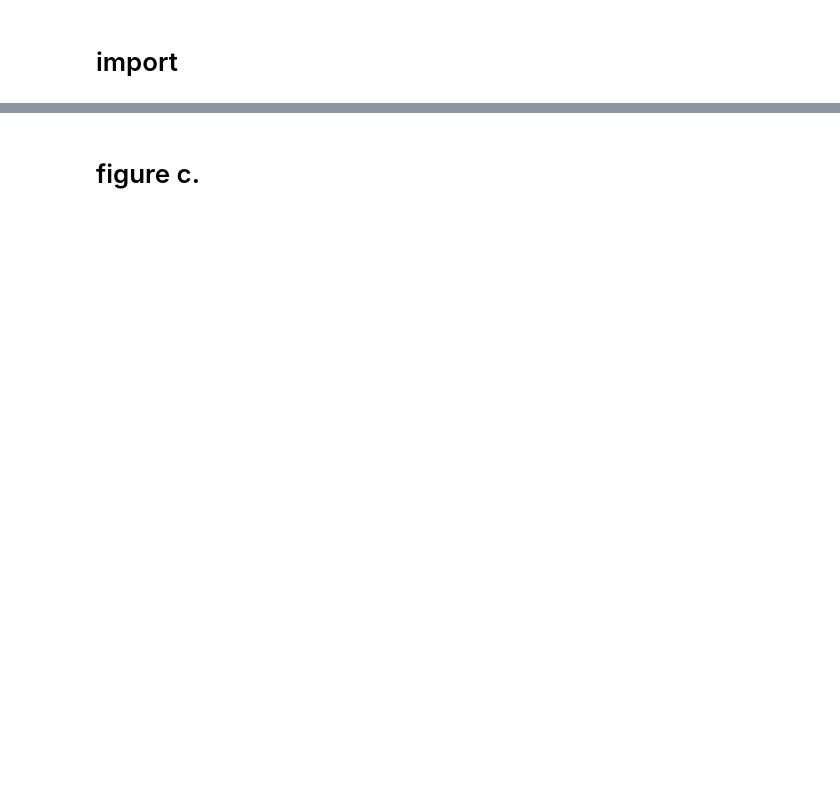
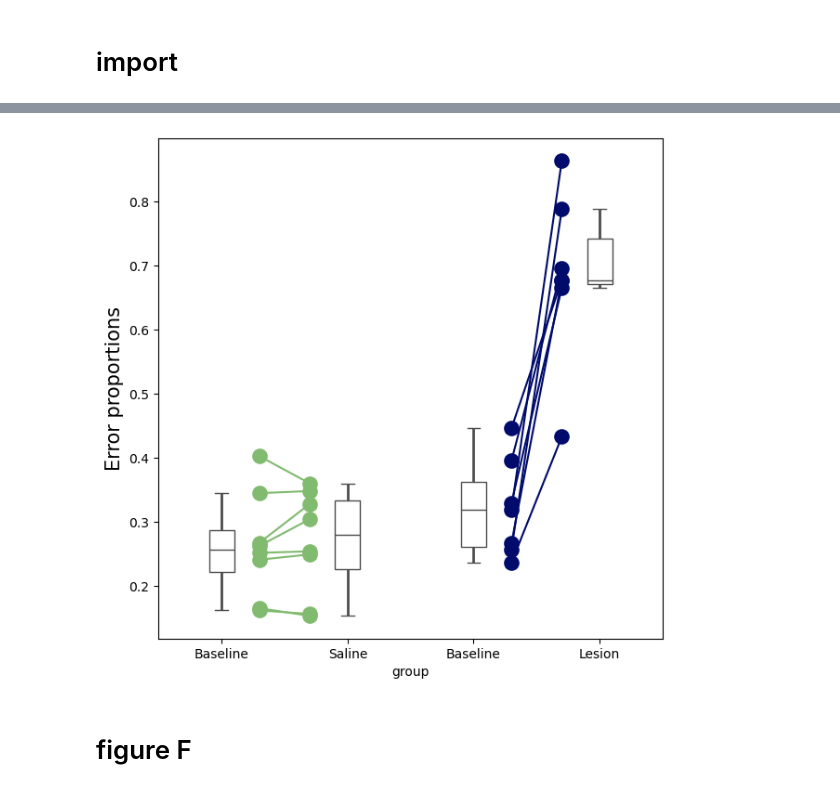
Before and after one commit to EmmettJT/Thompson_et_al_2026, a Jupyter notebook: ED_1/ED1_plots.ipynb, the cells around one changed output, grey strips where cells are left out. Cells and saved outputs as stored; diff of their text form; code cells hidden in the pictures; blank space fills up the shorter version.

```diff
--- a/ED_1/ED1_plots.ipynb
+++ b/ED_1/ED1_plots.ipynb
@@ -22,0 +183,77 @@ ax.tick_params(axis="x", labelsize=15)
+# %%
+data_df = ed2_data_dict['lesion_data_df']
+data_df['error scores'] = data_df['error scores'].apply(parse_error_list)
+
+control_mask = data_df.type.values == 'control'
+c_early_learning_mask = data_df[control_mask].Group.values == 'Early Learning'
+c_pre_mask = data_df[control_mask].Group.values == 'Pre Lesion'
+c_post_mask = data_df[control_mask].Group.values == 'Post Lesion'
+
+lesion_mask = data_df.type.values == 'lesion'
+l_early_learning_mask = data_df[lesion_mask].Group.values == 'Early Learning'
+l_pre_mask = data_df[lesion_mask].Group.values == 'Pre Lesion'
+l_post_mask = data_df[lesion_mask].Group.values == 'Post Lesion'
+
+c_all_errors =  [l.tolist() for l in data_df[control_mask][c_early_learning_mask]['error scores'].values],[l.tolist() for l in data_df[control_mask][c_pre_mask]['error scores'].values],[l.tolist() for l in data_df[control_mask][c_post_mask]['error scores'].values]
+l_all_errors =  [l.tolist() for l in data_df[lesion_mask][l_early_learning_mask]['error scores'].values],[l.tolist() for l in data_df[lesion_mask][l_pre_mask]['error scores'].values],[l.tolist() for l in data_df[lesion_mask][l_post_mask]['error scores'].values]
+
+c_errors = extract_errors_into_df(c_all_errors)
+l_errors = extract_errors_into_df(l_all_errors)
+
+
+buzz = 'error'
+
+fig, ax = plt.subplots(1, 1,figsize=(7,7))
+
+for i in range(len(c_all_errors[0])):
+    ax.plot([0.3,0.7],[c_errors[buzz][1][i],c_errors[buzz][2][i]],'o-',color = "#81BB6F", alpha = 1, markersize = 12,markeredgewidth=0)
+for i in range(len(l_all_errors[0])):
+    ax.plot([2.3,2.7],[l_errors[buzz][1][i],l_errors[buzz][2][i]],'o-',color = "#000B6B",alpha = 1, markersize = 12,markeredgewidth=0)
+
+scores = c_errors.error[1] + c_errors.error[2] + l_errors.error[1] + l_errors.error[2]
+type_ = ['c_baseline']*len(c_errors.error[1]) + ['c_saline']*len(c_errors.error[2]) + ['l_Baseline']*len(l_errors.error[1]) + ['l_lesion']*len(l_errors.error[2])
+plot_df = pd.DataFrame({'group': type_, 'error_rate': scores})
+
+ax=sns.boxplot( y = 'error_rate', x = 'group', data = plot_df, color = 'blue', width = .2, zorder = 10,\
+            showcaps = True, boxprops = {'facecolor':'none', "zorder":10},\
+            showfliers=False, whiskerprops = {'linewidth':2, "zorder":10},\
+               saturation = 1, orient = 'v',ax = ax)
+
+ax.set_xticks([0,1,2,3])
+ax.set_xticklabels(('Baseline', 'Saline', 'Baseline', 'Lesion'), fontsize = 10)
+ax.set_ylabel('Error proportions',fontsize = 15)
+
+ax.tick_params(axis='both', which='major', labelsize=10)
+
+
+cb_mask = plot_df.group == 'c_baseline'
+cl_mask = plot_df.group == 'c_saline'
+lb_mask = plot_df.group == 'l_Baseline'
+ll_mask = plot_df.group == 'l_lesion'
+
+#stats
+print('control baseline')
+print(scipy.stats.normaltest(list(plot_df.error_rate[cb_mask])))
+print('control saline')
+print(scipy.stats.normaltest(list(plot_df.error_rate[cl_mask])))
+if (scipy.stats.normaltest(list(plot_df.error_rate[cb_mask]))[-1] > 0.5) and (scipy.stats.normaltest(list(plot_df.error_rate[cl_mask]))[-1] > 0.5):
+    print('data is normally distributed')
+else:
+    print('data is not normally distributed')
+print(scipy.stats.ttest_rel(plot_df.error_rate[cb_mask],plot_df.error_rate[cl_mask]))
+print('---------')
+
+
+# STATS
+control_delta = np.array(c_errors.error[1]) - np.array(c_errors.error[2])
+lesion_delta =np.array(l_errors.error[1]) - np.array(l_errors.error[2])
+# Compare groups on change scores
+u_stat, p = mannwhitneyu(control_delta, lesion_delta)
+print("Between-group change: Mann-Whitney p =", p)
+
+u_stat = min(u_stat, len(control_delta)*len(lesion_delta) - u_stat)
+def rank_biserial(u, n1, n2):
+    return 1 - (2 * u) / (n1 * n2)
+rbr = rank_biserial(u_stat, len(control_delta), len(lesion_delta))
+print("Rank-biserial r:", rbr)
+# %% [output]
@@ -23,2 +269,3 @@ ax.tick_params(axis="x", labelsize=15)
+[figure, added]
 # %% [markdown]
-# figure c.
+# figure F
```
Also changed, not shown: parts of 25 cells of this notebook, 16 other files.
